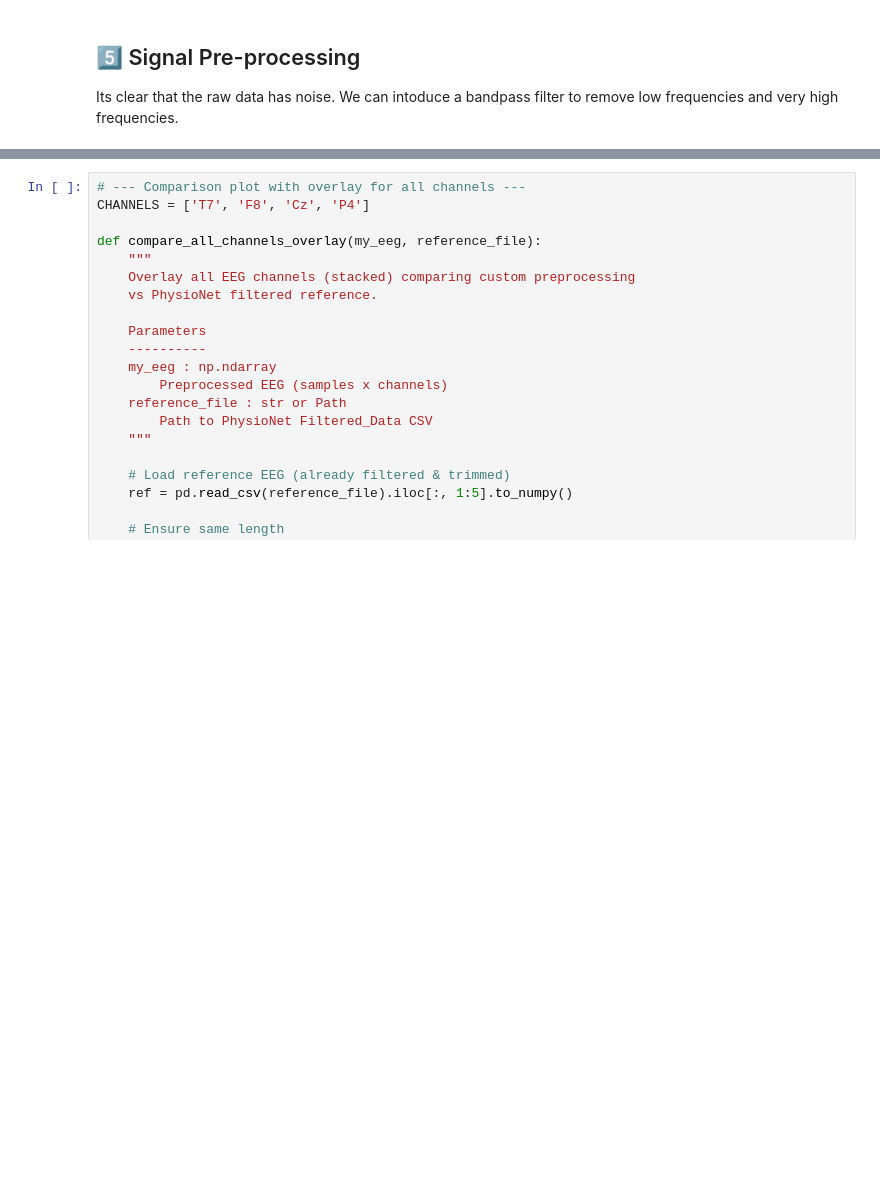
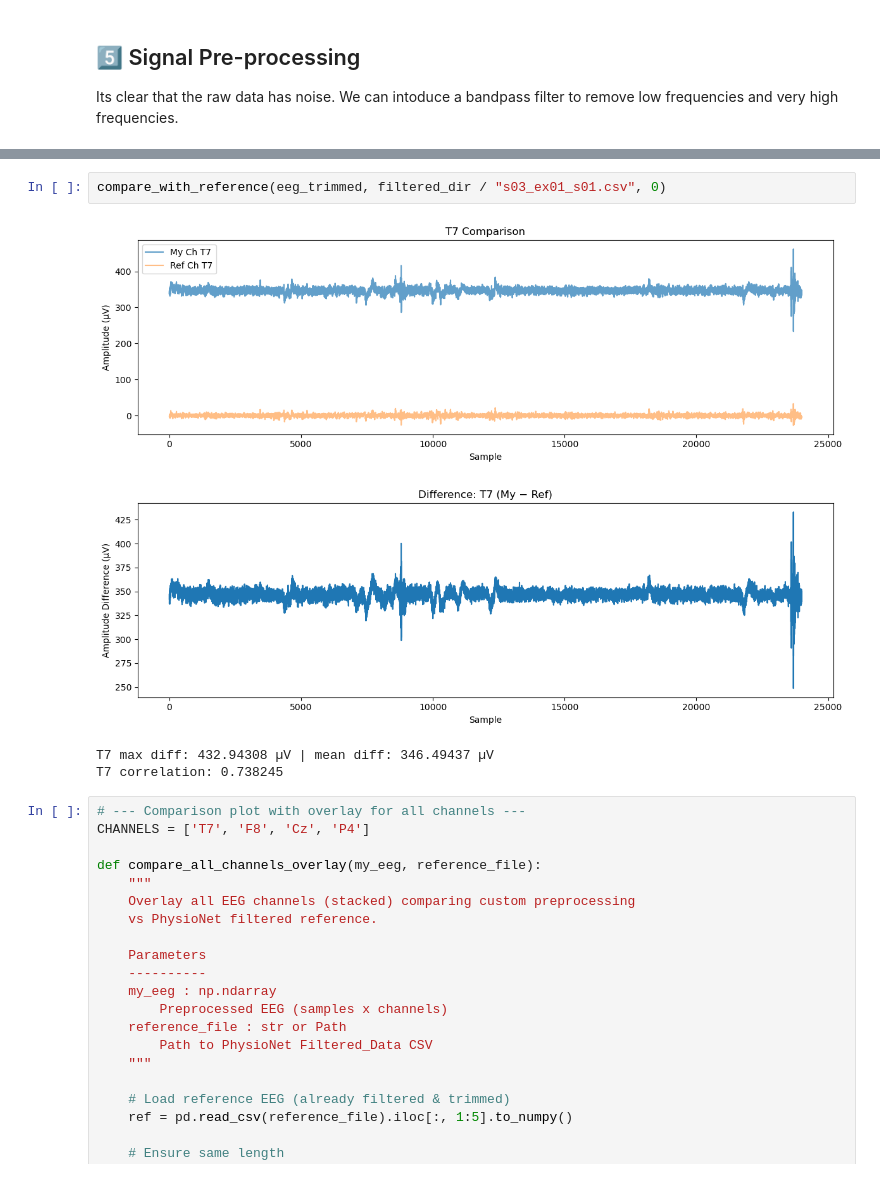
Before and after one commit to cristopher-d-delgado/Analysis-of-EEG-Signal, a Jupyter notebook: eda.ipynb, the cells around one changed output, grey strips where cells are left out. Cells and saved outputs as stored; diff of their text form; blank space fills up the shorter version.

```diff
--- a/eda.ipynb
+++ b/eda.ipynb
@@ -370,3 +416,10 @@ eeg_processed = preprocess_eeg(
+# %%
+compare_with_reference(eeg_trimmed, filtered_dir / "s03_ex01_s01.csv", 0)
+# %% [output]
+[figure, added]
+[figure, added]
+T7 max diff: 432.94308 µV | mean diff: 346.49437 µV
+T7 correlation: 0.738245
 # %%
 # --- Comparison plot with overlay for all channels ---
 CHANNELS = ['T7', 'F8', 'Cz', 'P4']
```
Also changed, not shown: parts of 2 cells of this notebook.
